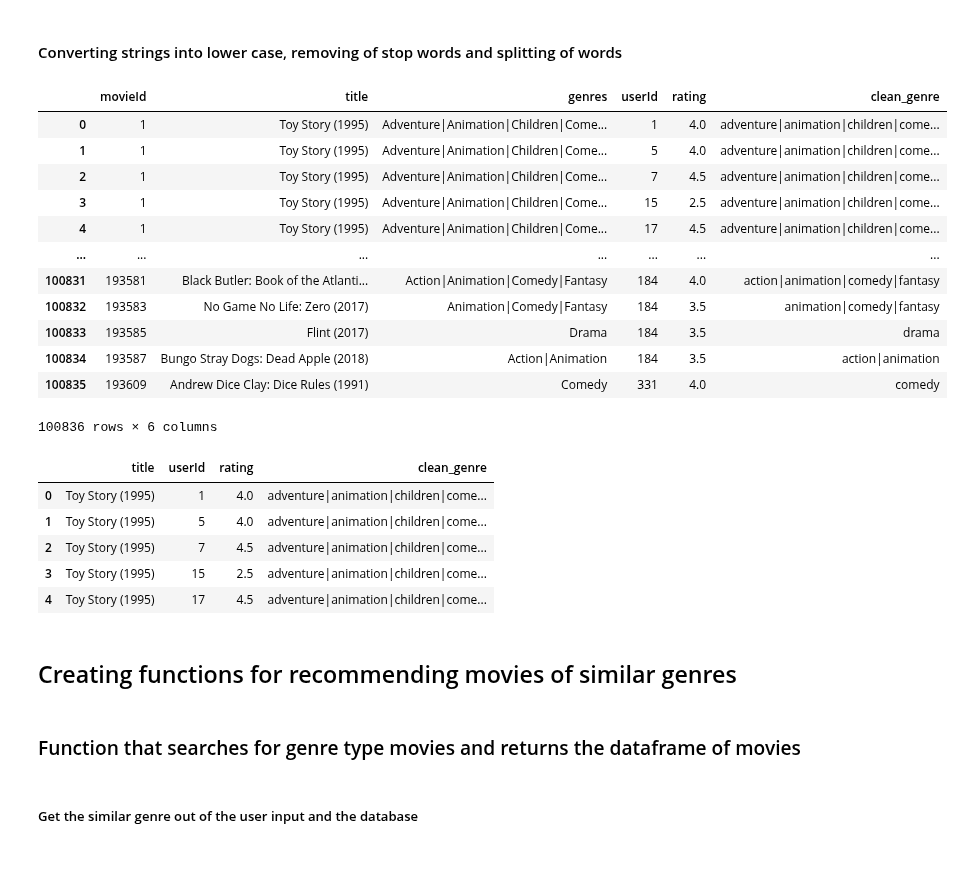
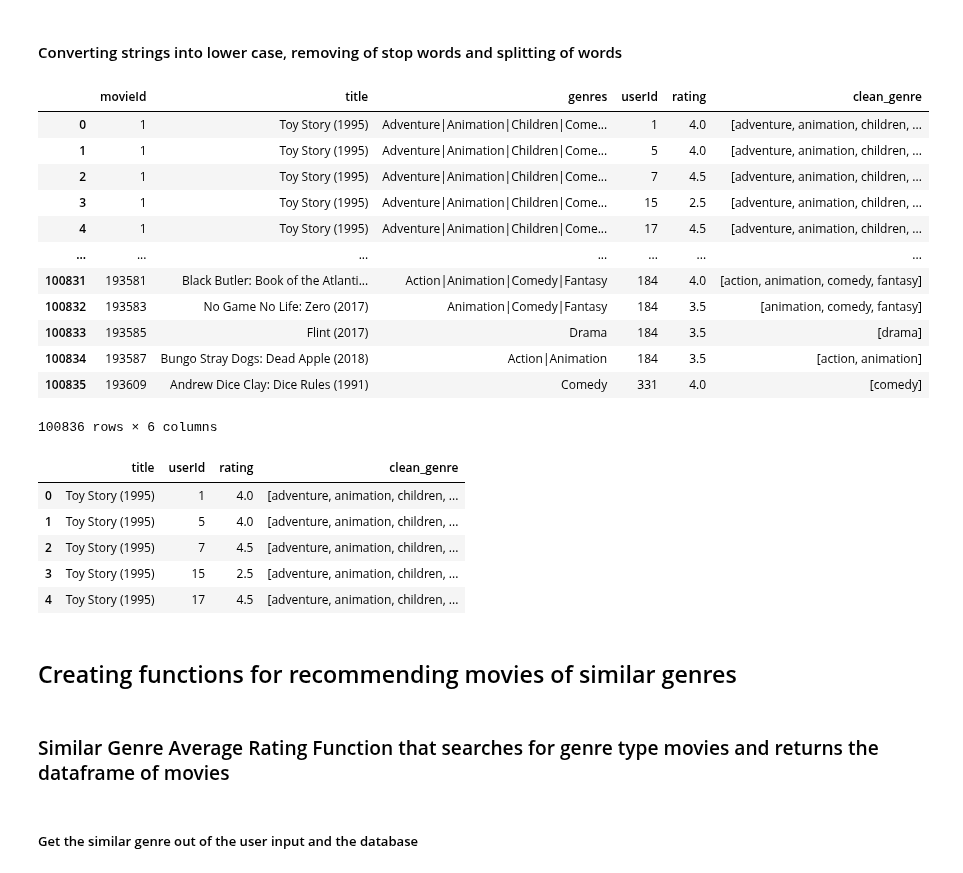
Before and after one commit to erictan23/RecommenderSystem, a Jupyter notebook: Collaborative Filtering.ipynb, the cells around one changed output. Cells and saved outputs as stored; diff of their text form; code cells hidden in the pictures.

```diff
--- a/Collaborative Filtering.ipynb
+++ b/Collaborative Filtering.ipynb
@@ -255,37 +234,37 @@ ratings.head()
 # %%
 ratings['clean_genre'] = ratings['genres'].str.lower()
 ratings['clean_genre'] = ratings['clean_genre'].apply(lambda x: re.sub(' ', '', x))
 ratings['clean_genre'] = ratings['clean_genre'].apply(lambda x: re.sub('\s+', ' ', x))
-#ratings['clean_genre'] = ratings['clean_genre'].apply(lambda x: x.split('|'))
+ratings['clean_genre'] = ratings['clean_genre'].apply(lambda x: x.split('|'))
 ratings
 # %% [output]
 |  | movieId | title | genres | userId | rating | clean_genre |
-| 0 | 1 | Toy Story (1995) | Adventure|Animation|Children|Come... | 1 | 4.0 | adventure|animation|children|come... |
-| 1 | 1 | Toy Story (1995) | Adventure|Animation|Children|Come... | 5 | 4.0 | adventure|animation|children|come... |
-| 2 | 1 | Toy Story (1995) | Adventure|Animation|Children|Come... | 7 | 4.5 | adventure|animation|children|come... |
-| 3 | 1 | Toy Story (1995) | Adventure|Animation|Children|Come... | 15 | 2.5 | adventure|animation|children|come... |
-| 4 | 1 | Toy Story (1995) | Adventure|Animation|Children|Come... | 17 | 4.5 | adventure|animation|children|come... |
+| 0 | 1 | Toy Story (1995) | Adventure|Animation|Children|Come... | 1 | 4.0 | [adventure, animation, children, ... |
+| 1 | 1 | Toy Story (1995) | Adventure|Animation|Children|Come... | 5 | 4.0 | [adventure, animation, children, ... |
+| 2 | 1 | Toy Story (1995) | Adventure|Animation|Children|Come... | 7 | 4.5 | [adventure, animation, children, ... |
+| 3 | 1 | Toy Story (1995) | Adventure|Animation|Children|Come... | 15 | 2.5 | [adventure, animation, children, ... |
+| 4 | 1 | Toy Story (1995) | Adventure|Animation|Children|Come... | 17 | 4.5 | [adventure, animation, children, ... |
 | ... | ... | ... | ... | ... | ... | ... |
-| 100831 | 193581 | Black Butler: Book of the Atlanti... | Action|Animation|Comedy|Fantasy | 184 | 4.0 | action|animation|comedy|fantasy |
-| 100832 | 193583 | No Game No Life: Zero (2017) | Animation|Comedy|Fantasy | 184 | 3.5 | animation|comedy|fantasy |
-| 100833 | 193585 | Flint (2017) | Drama | 184 | 3.5 | drama |
-| 100834 | 193587 | Bungo Stray Dogs: Dead Apple (2018) | Action|Animation | 184 | 3.5 | action|animation |
-| 100835 | 193609 | Andrew Dice Clay: Dice Rules (1991) | Comedy | 331 | 4.0 | comedy |
+| 100831 | 193581 | Black Butler: Book of the Atlanti... | Action|Animation|Comedy|Fantasy | 184 | 4.0 | [action, animation, comedy, fantasy] |
+| 100832 | 193583 | No Game No Life: Zero (2017) | Animation|Comedy|Fantasy | 184 | 3.5 | [animation, comedy, fantasy] |
+| 100833 | 193585 | Flint (2017) | Drama | 184 | 3.5 | [drama] |
+| 100834 | 193587 | Bungo Stray Dogs: Dead Apple (2018) | Action|Animation | 184 | 3.5 | [action, animation] |
+| 100835 | 193609 | Andrew Dice Clay: Dice Rules (1991) | Comedy | 331 | 4.0 | [comedy] |
 100836 rows × 6 columns
 # %%
 genre_ratings = ratings[['title', 'userId', 'rating', 'clean_genre']].copy()
 genre_ratings.head()
 # %% [output]
 |  | title | userId | rating | clean_genre |
-| 0 | Toy Story (1995) | 1 | 4.0 | adventure|animation|children|come... |
-| 1 | Toy Story (1995) | 5 | 4.0 | adventure|animation|children|come... |
-| 2 | Toy Story (1995) | 7 | 4.5 | adventure|animation|children|come... |
-| 3 | Toy Story (1995) | 15 | 2.5 | adventure|animation|children|come... |
-| 4 | Toy Story (1995) | 17 | 4.5 | adventure|animation|children|come... |
+| 0 | Toy Story (1995) | 1 | 4.0 | [adventure, animation, children, ... |
+| 1 | Toy Story (1995) | 5 | 4.0 | [adventure, animation, children, ... |
+| 2 | Toy Story (1995) | 7 | 4.5 | [adventure, animation, children, ... |
+| 3 | Toy Story (1995) | 15 | 2.5 | [adventure, animation, children, ... |
+| 4 | Toy Story (1995) | 17 | 4.5 | [adventure, animation, children, ... |
 # %% [markdown]
 ## Creating functions for recommending movies of similar genres
 # %% [markdown]
-### Function that searches for genre type movies and returns the dataframe of movies
+### Similar Genre Average Rating Function that searches for genre type movies and returns the dataframe of movies
 # %% [markdown]
 ##### Get the similar genre out of the user input and the database
 # %%
```
Also changed, not shown: parts of 56 cells of this notebook.
